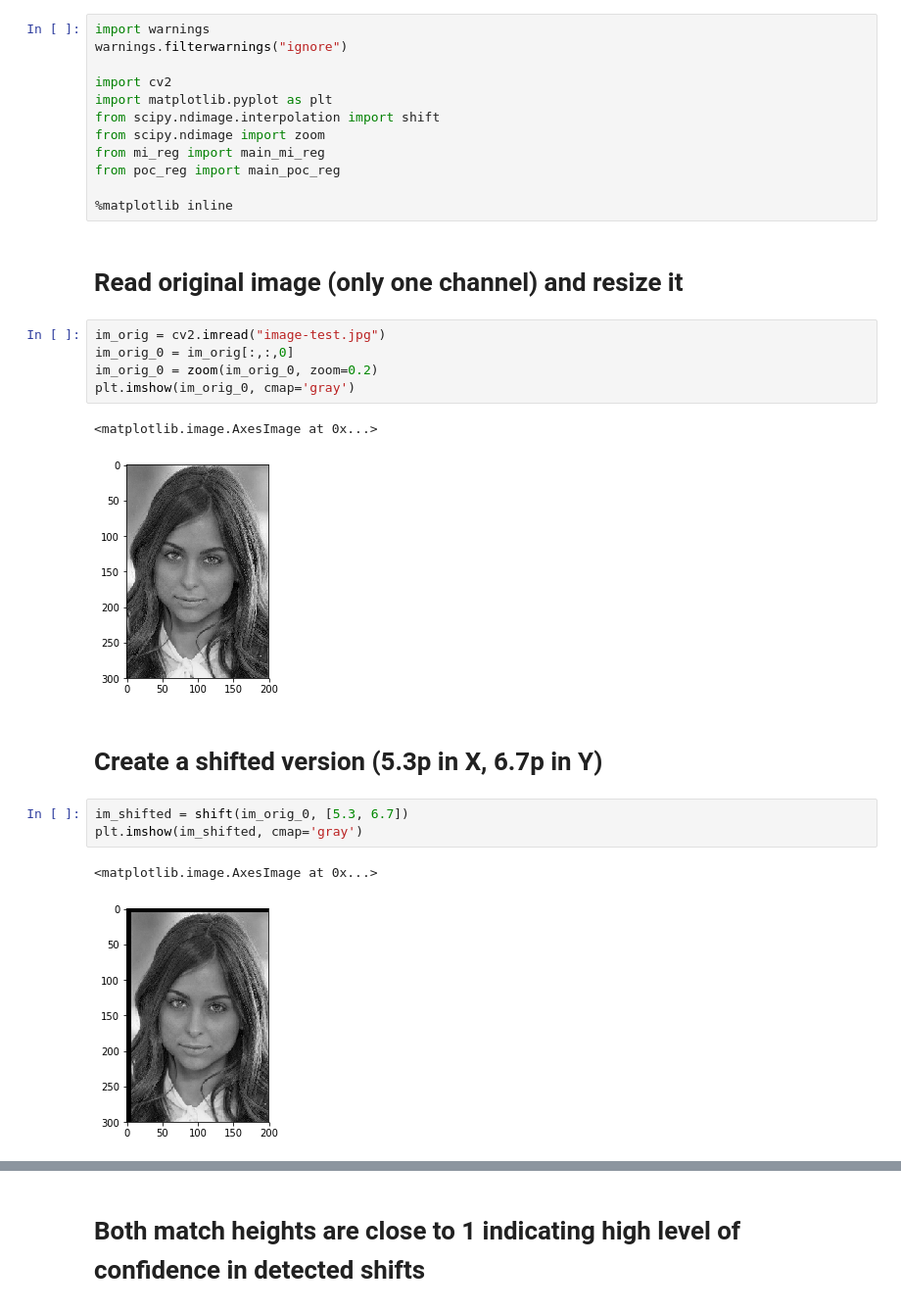
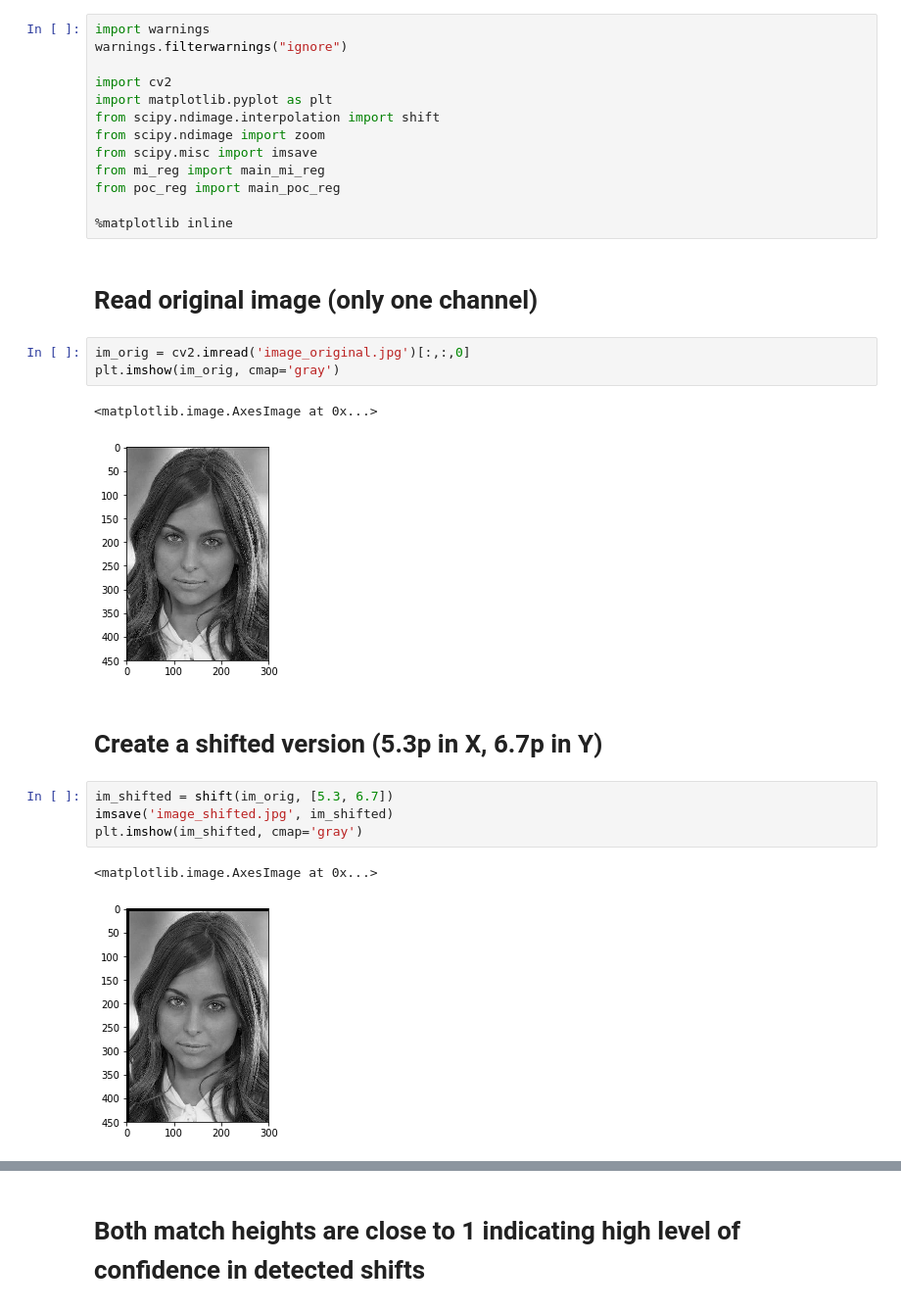
Before and after one commit to alex000kim/ImReg, a Jupyter notebook: Demo.ipynb, the cells around one changed output, grey strips where cells are left out. Shown: that part at 98% size. Saved outputs shown, nothing was run; the diff lists cells and outputs as text.

```diff
--- a/Demo.ipynb
+++ b/Demo.ipynb
@@ -6,26 +6,26 @@ import cv2
 import matplotlib.pyplot as plt
 from scipy.ndimage.interpolation import shift
 from scipy.ndimage import zoom
+from scipy.misc import imsave
 from mi_reg import main_mi_reg
 from poc_reg import main_poc_reg
 
 %matplotlib inline
 # %% [markdown]
-# Read original image (only one channel) and resize it
+# Read original image (only one channel)
 # %%
-im_orig = cv2.imread("image-test.jpg")
-im_orig_0 = im_orig[:,:,0]
-im_orig_0 = zoom(im_orig_0, zoom=0.2)
-plt.imshow(im_orig_0, cmap='gray')
+im_orig = cv2.imread('image_original.jpg')[:,:,0]
+plt.imshow(im_orig, cmap='gray')
 # %% [output]
 <matplotlib.image.AxesImage at 0x...>
-[figure, old version]
+[figure, new version]
 # %% [markdown]
 # Create a shifted version (5.3p in X, 6.7p in Y)
 # %%
-im_shifted = shift(im_orig_0, [5.3, 6.7])
+im_shifted = shift(im_orig, [5.3, 6.7])
+imsave('image_shifted.jpg', im_shifted)
 plt.imshow(im_shifted, cmap='gray')
 # %% [output]
 <matplotlib.image.AxesImage at 0x...>
-[figure, old version]
+[figure, new version]
 # %%
```
Also changed, not shown: parts of 2 cells of this notebook, 3 other files.
